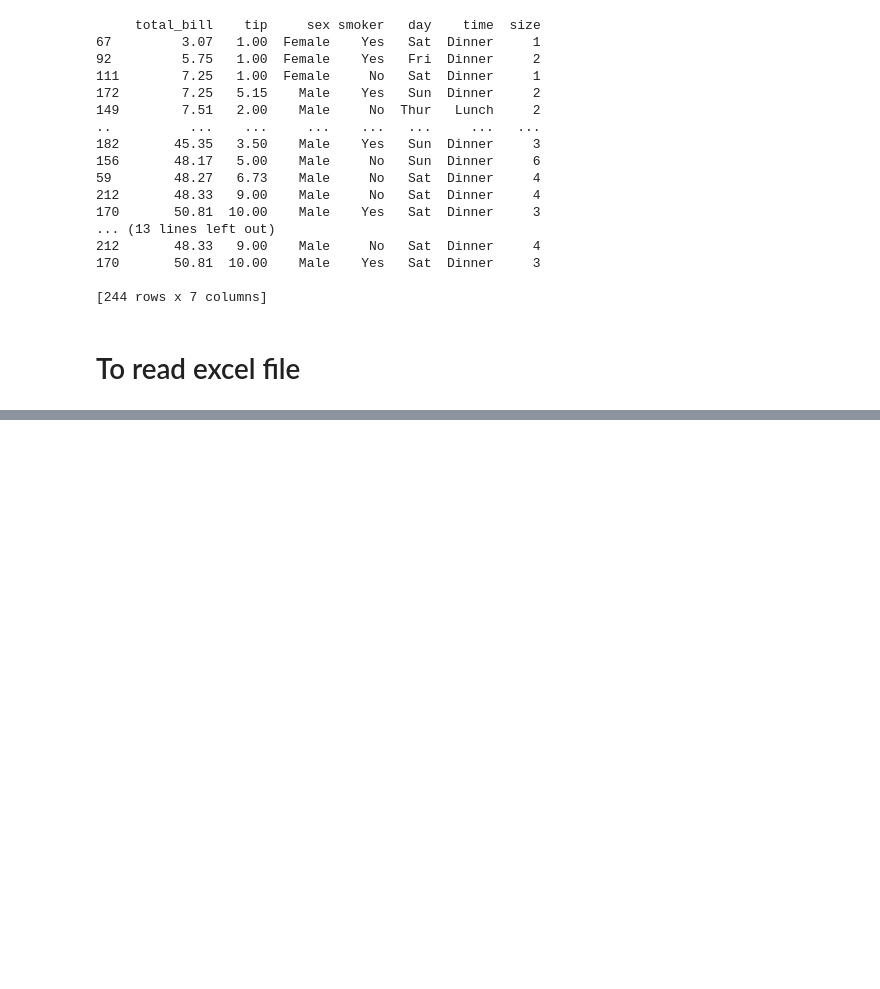
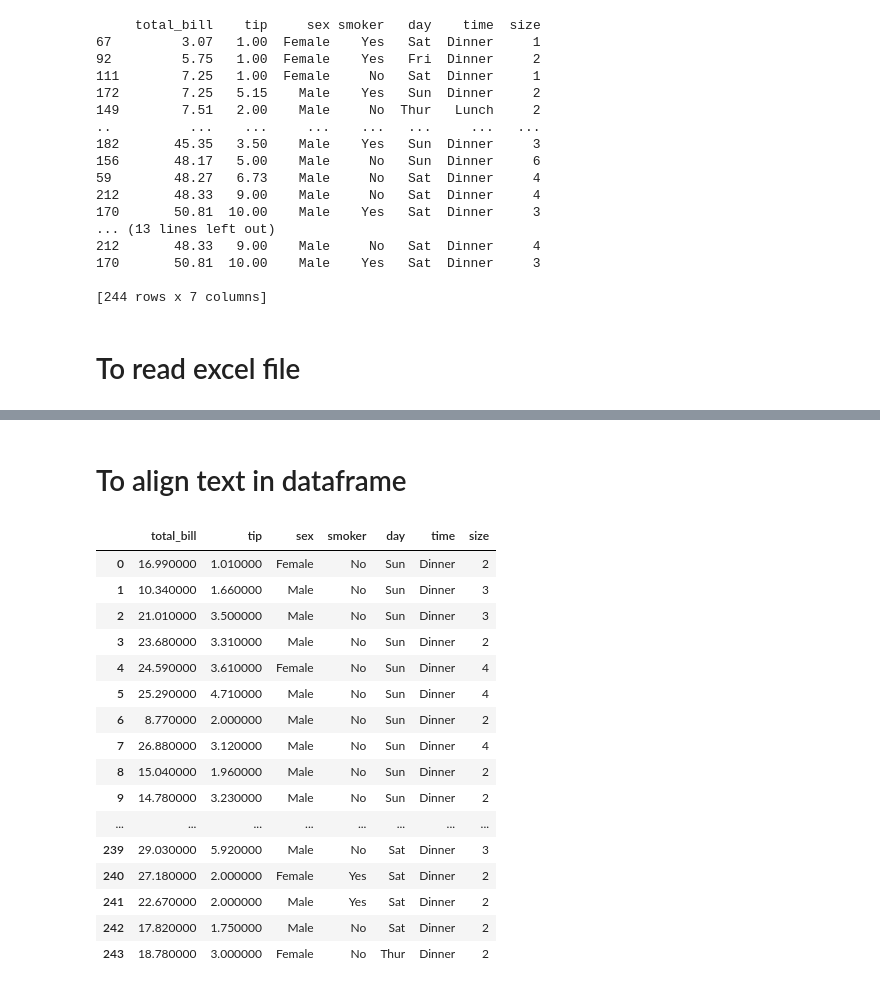
Before and after one commit to manojkumarommina/Data_Science, a Jupyter notebook: python/Pandas.ipynb, the cells around one changed output, grey strips where cells are left out. Drawn from its saved outputs; the diff is of its cells as text; code cells hidden in the pictures; blank space fills up the shorter version.

```diff
--- a/python/Pandas.ipynb
+++ b/python/Pandas.ipynb
@@ -266,9 +267,9 @@ Index(['total_bill', 'tip', 'sex', 'smoker', 'day', 'time', 'size'], dtype='obje
 # %% [markdown]
 # print settings
 # %%
-#pd.set_option('display.max_rows',None)
+pd.set_option('display.max_rows',None)
 # or
-#print(tips_df.to_markdown())
+# print(tips_df.to_markdown())
 # %% [markdown]
 # Show particular column value of dataframe
 # %%
@@ -341,0 +391,26 @@ print(tips_df.sort_values(['total_bill','tip'])) #multiple columns
+# %%
+
+#to sort the index
+tips_df.index=tips_df.index.sort_values()
+tips_df.head()
+
+# to increase all index values with 1
+
+# tips_df.index=tips_df.index+1
+# tips_df.head()
+
+
+# # to reset to default index
+# tips_df=tips_df.reset_index()   #previous custom index moved to column
+
+# tips_df=tips_df.drop(['index','level_0'],axis=1)
+tips_df.head()
+
+new_index=range(1001,1245)
+
+tips_df.index=new_index
+
+tips_df.head()
+tips_df=tips_df.reset_index()
+tips_df=tips_df.drop(columns=['index','level_0'],axis=1)
+tips_df.head()
@@ -341,0 +426,12 @@ print(tips_df.sort_values(['total_bill','tip'])) #multiple columns
+# %%
+# Using loc function
+tips_df.loc[255]=tips_df.loc[42]  # index should already there otherwise it will add as a row
+
+#using at function
+tips_df.at[1,'size']=8
+tips_df.loc[255,'sex']="Bheem"
+tips_df.head()
+tips_df.tail()
+
+#to change with specific value go with 'at' function
+# to change entire row go with 'loc' function
@@ -341,0 +638,22 @@ print(tips_df.sort_values(['total_bill','tip'])) #multiple columns
+# %% [markdown]
+# To align text in dataframe
+# %%
+tips_df.style.set_properties(**{'text-align':'left'})
+# %% [output]
+|  | total_bill | tip | sex | smoker | day | time | size |
+| 0 | 16.990000 | 1.010000 | Female | No | Sun | Dinner | 2 |
+| 1 | 10.340000 | 1.660000 | Male | No | Sun | Dinner | 3 |
+| 2 | 21.010000 | 3.500000 | Male | No | Sun | Dinner | 3 |
+| 3 | 23.680000 | 3.310000 | Male | No | Sun | Dinner | 2 |
+| 4 | 24.590000 | 3.610000 | Female | No | Sun | Dinner | 4 |
+| 5 | 25.290000 | 4.710000 | Male | No | Sun | Dinner | 4 |
+| 6 | 8.770000 | 2.000000 | Male | No | Sun | Dinner | 2 |
+| 7 | 26.880000 | 3.120000 | Male | No | Sun | Dinner | 4 |
+| 8 | 15.040000 | 1.960000 | Male | No | Sun | Dinner | 2 |
+| 9 | 14.780000 | 3.230000 | Male | No | Sun | Dinner | 2 |
+| ... | ... | ... | ... | ... | ... | ... | ... |
+| 239 | 29.030000 | 5.920000 | Male | No | Sat | Dinner | 3 |
+| 240 | 27.180000 | 2.000000 | Female | Yes | Sat | Dinner | 2 |
+| 241 | 22.670000 | 2.000000 | Male | Yes | Sat | Dinner | 2 |
+| 242 | 17.820000 | 1.750000 | Male | No | Sat | Dinner | 2 |
+| 243 | 18.780000 | 3.000000 | Female | No | Thur | Dinner | 2 |
```
Also changed, not shown: parts of 51 cells of this notebook, 2 other files.
